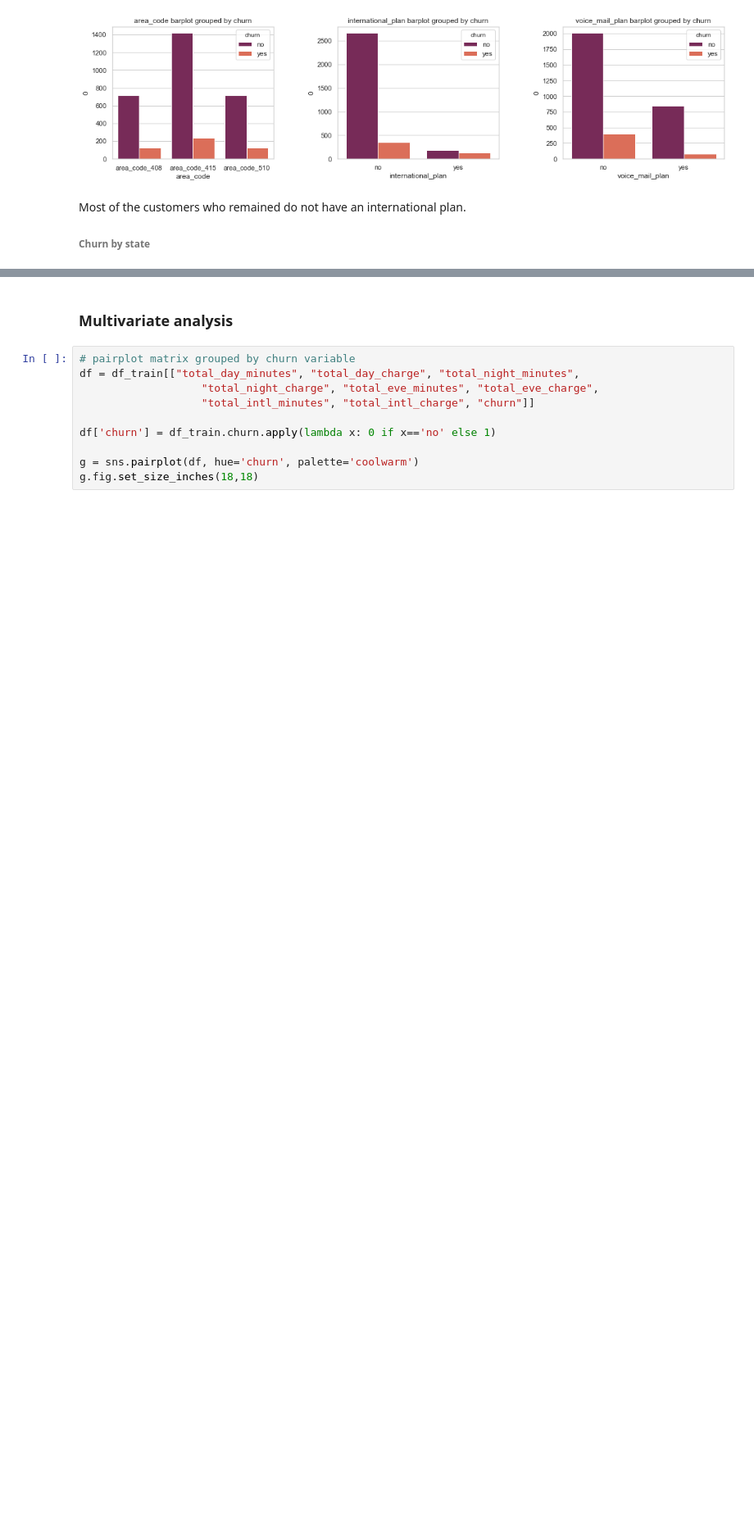
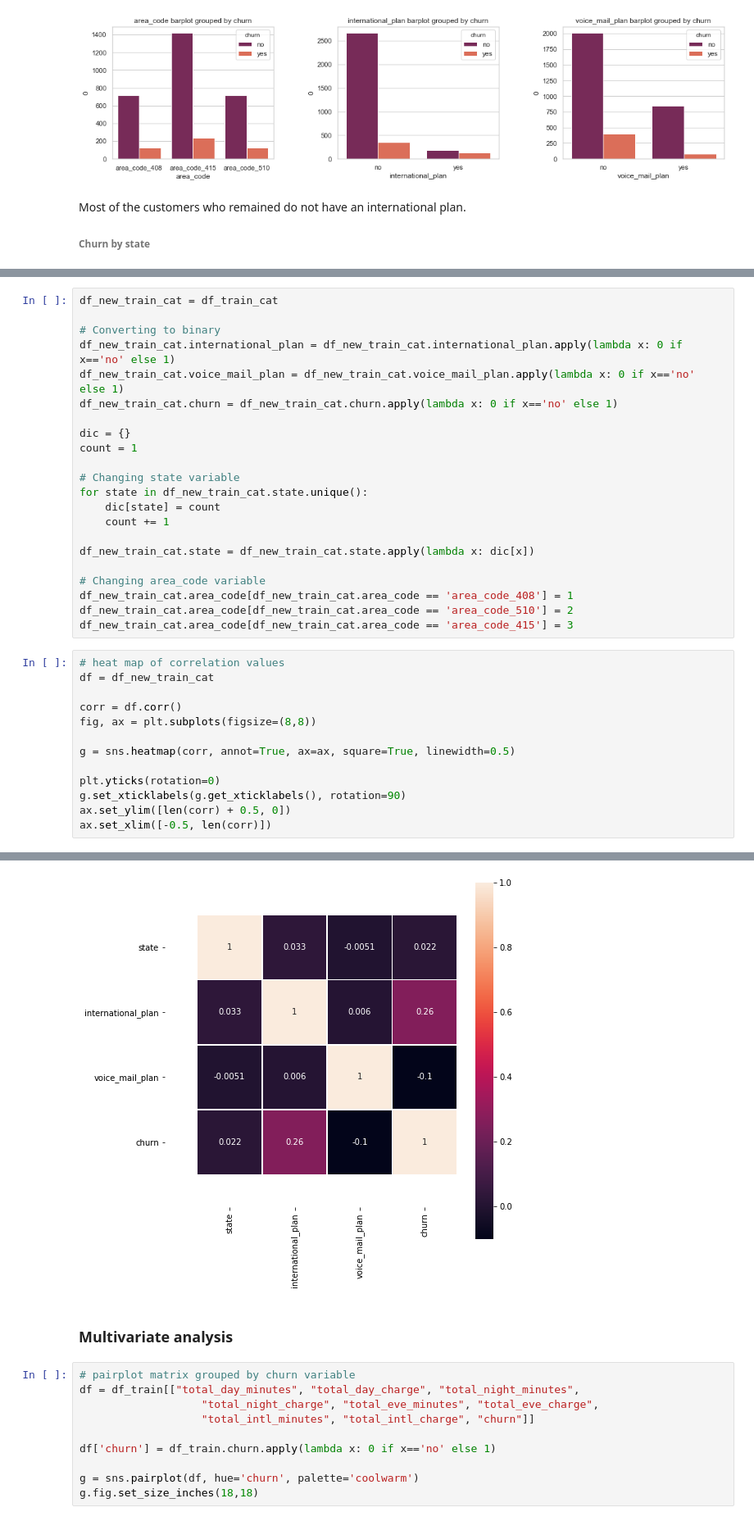
Before and after one commit to naiaraap/Predicting_Customer_Churn_in_Telecommunication_Operators, a Jupyter notebook: Predicting_Customer_Churn_in_Telecom_Operators.ipynb, the cells around one changed output, grey strips where cells are left out. Shown at 82% size. Drawn from its saved outputs; the diff is of its cells as text; blank space fills up the shorter version.

```diff
--- a/Predicting_Customer_Churn_in_Telecom_Operators.ipynb
+++ b/Predicting_Customer_Churn_in_Telecom_Operators.ipynb
@@ -456,0 +459,36 @@ display(m)
+# %%
+df_new_train_cat = df_train_cat
+
+# Converting to binary
+df_new_train_cat.international_plan = df_new_train_cat.international_plan.apply(lambda x: 0 if x=='no' else 1)
+df_new_train_cat.voice_mail_plan = df_new_train_cat.voice_mail_plan.apply(lambda x: 0 if x=='no' else 1)
+df_new_train_cat.churn = df_new_train_cat.churn.apply(lambda x: 0 if x=='no' else 1)
+
+dic = {}
+count = 1
+
+# Changing state variable
+for state in df_new_train_cat.state.unique():
+    dic[state] = count
+    count += 1
+
+df_new_train_cat.state = df_new_train_cat.state.apply(lambda x: dic[x])
+
+# Changing area_code variable
+df_new_train_cat.area_code[df_new_train_cat.area_code == 'area_code_408'] = 1
+df_new_train_cat.area_code[df_new_train_cat.area_code == 'area_code_510'] = 2
+df_new_train_cat.area_code[df_new_train_cat.area_code == 'area_code_415'] = 3
+# %%
+# heat map of correlation values
+df = df_new_train_cat
+
+corr = df.corr()
+fig, ax = plt.subplots(figsize=(8,8))
+
+g = sns.heatmap(corr, annot=True, ax=ax, square=True, linewidth=0.5)
+
+plt.yticks(rotation=0)
+g.set_xticklabels(g.get_xticklabels(), rotation=90)
+ax.set_ylim([len(corr) + 0.5, 0])
+ax.set_xlim([-0.5, len(corr)])
+# %% [output]
@@ -457,3 +496,4 @@ display(m)
+[figure, added]
 # %% [markdown]
 
 ### Multivariate analysis
```
Also changed, not shown: parts of 7 cells of this notebook.
